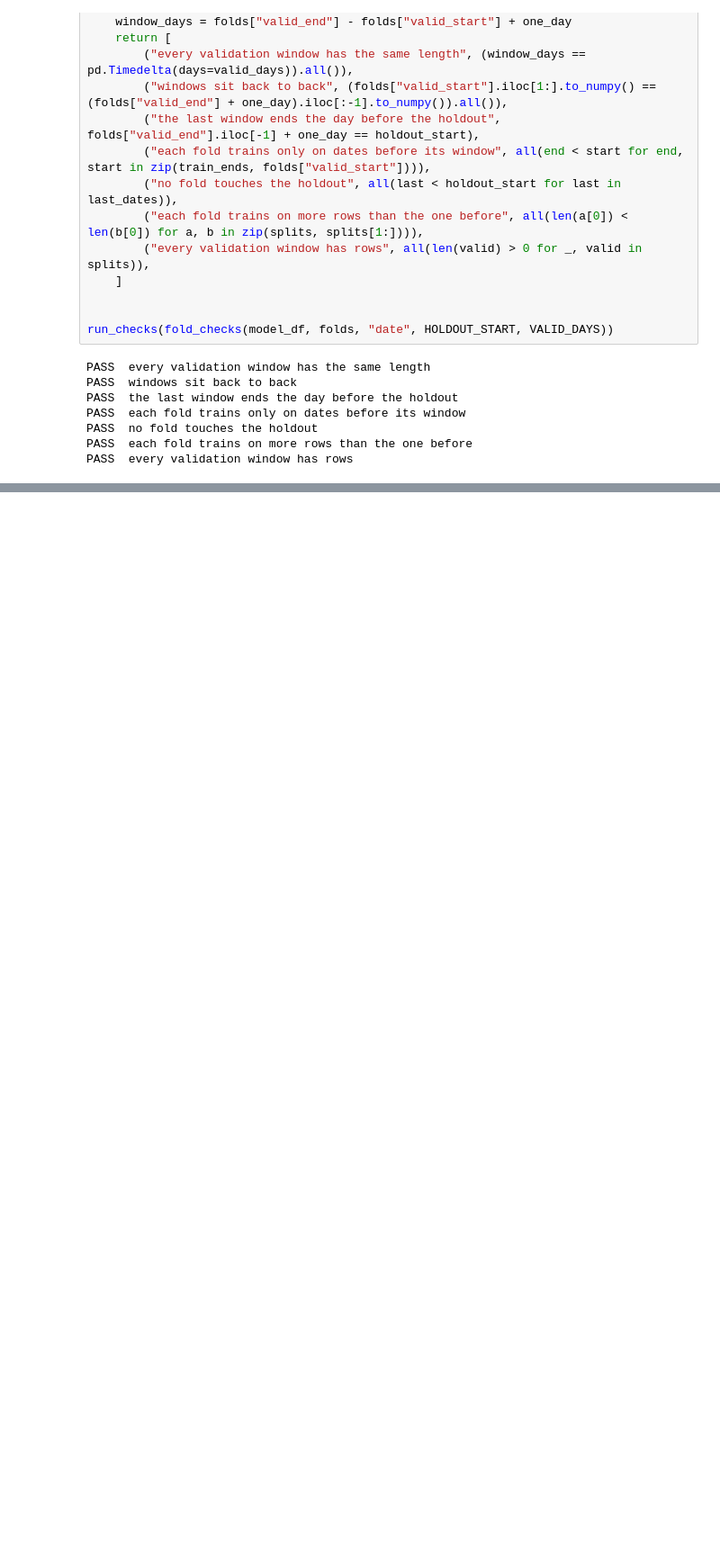
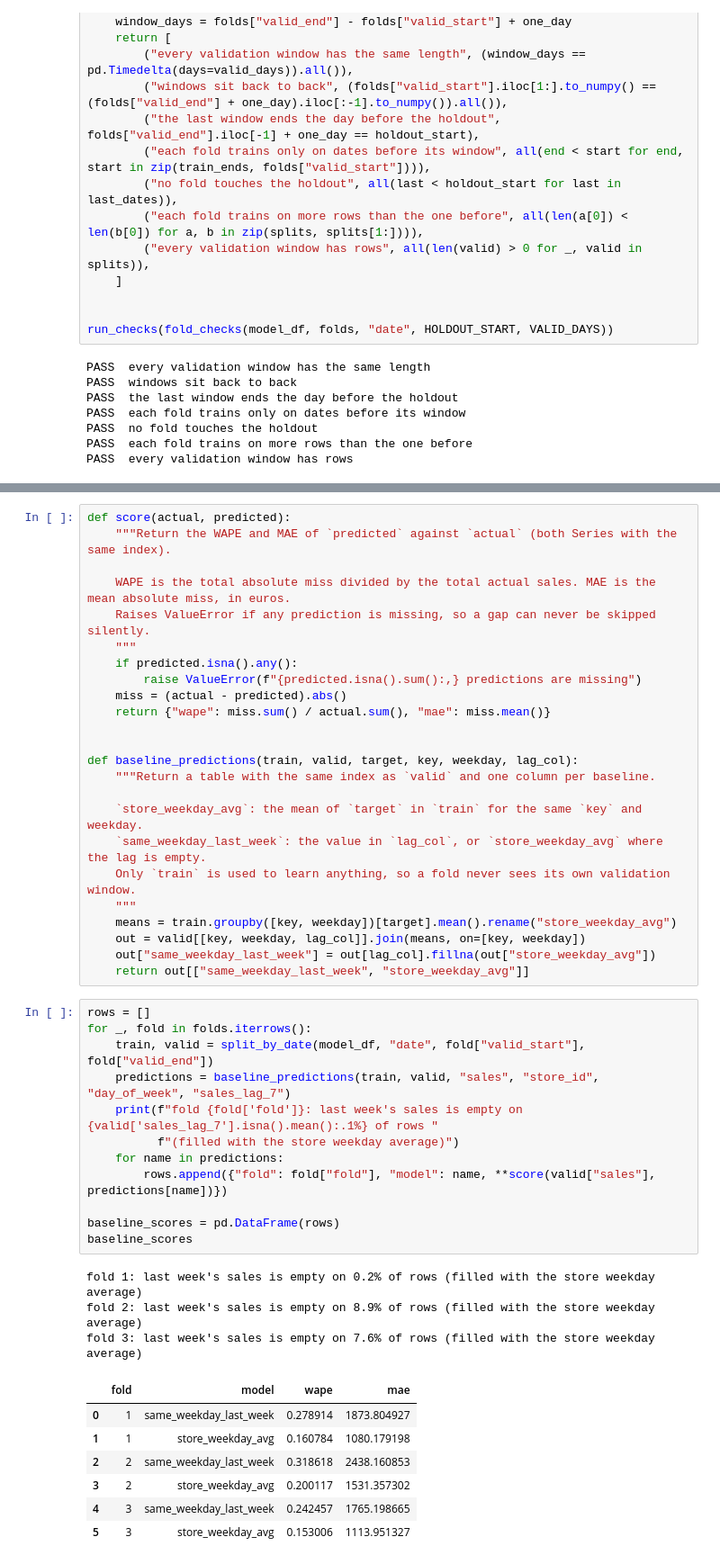
Before and after one commit to rimvelvet31/rossmann-retail-demand-forecasting, a Jupyter notebook: notebooks/notebook.ipynb, the cells around one changed output, grey strips where cells are left out. Shown at 90% size. Cells and saved outputs as stored; diff of their text form; blank space fills up the shorter version.

```diff
--- a/notebooks/notebook.ipynb
+++ b/notebooks/notebook.ipynb
@@ -2348,0 +2375,47 @@ PASS  every validation window has rows
+# %%
+def score(actual, predicted):
+    """Return the WAPE and MAE of `predicted` against `actual` (both Series with the same index).
+
+    WAPE is the total absolute miss divided by the total actual sales. MAE is the mean absolute miss, in euros.
+    Raises ValueError if any prediction is missing, so a gap can never be skipped silently.
+    """
+    if predicted.isna().any():
+        raise ValueError(f"{predicted.isna().sum():,} predictions are missing")
+    miss = (actual - predicted).abs()
+    return {"wape": miss.sum() / actual.sum(), "mae": miss.mean()}
+
+
+def baseline_predictions(train, valid, target, key, weekday, lag_col):
+    """Return a table with the same index as `valid` and one column per baseline.
+
+    `store_weekday_avg`: the mean of `target` in `train` for the same `key` and weekday.
+    `same_weekday_last_week`: the value in `lag_col`, or `store_weekday_avg` where the lag is empty.
+    Only `train` is used to learn anything, so a fold never sees its own validation window.
+    """
+    means = train.groupby([key, weekday])[target].mean().rename("store_weekday_avg")
+    out = valid[[key, weekday, lag_col]].join(means, on=[key, weekday])
+    out["same_weekday_last_week"] = out[lag_col].fillna(out["store_weekday_avg"])
+    return out[["same_weekday_last_week", "store_weekday_avg"]]
+# %%
+rows = []
+for _, fold in folds.iterrows():
+    train, valid = split_by_date(model_df, "date", fold["valid_start"], fold["valid_end"])
+    predictions = baseline_predictions(train, valid, "sales", "store_id", "day_of_week", "sales_lag_7")
+    print(f"fold {fold['fold']}: last week's sales is empty on {valid['sales_lag_7'].isna().mean():.1%} of rows "
+          f"(filled with the store weekday average)")
+    for name in predictions:
+        rows.append({"fold": fold["fold"], "model": name, **score(valid["sales"], predictions[name])})
+
+baseline_scores = pd.DataFrame(rows)
+baseline_scores
+# %% [output]
+fold 1: last week's sales is empty on 0.2% of rows (filled with the store weekday average)
+fold 2: last week's sales is empty on 8.9% of rows (filled with the store weekday average)
+fold 3: last week's sales is empty on 7.6% of rows (filled with the store weekday average)
+|  | fold | model | wape | mae |
+| 0 | 1 | same_weekday_last_week | 0.278914 | 1873.804927 |
+| 1 | 1 | store_weekday_avg | 0.160784 | 1080.179198 |
+| 2 | 2 | same_weekday_last_week | 0.318618 | 2438.160853 |
+| 3 | 2 | store_weekday_avg | 0.200117 | 1531.357302 |
+| 4 | 3 | same_weekday_last_week | 0.242457 | 1765.198665 |
+| 5 | 3 | store_weekday_avg | 0.153006 | 1113.951327 |
```
Also changed, not shown: parts of 20 cells of this notebook.
